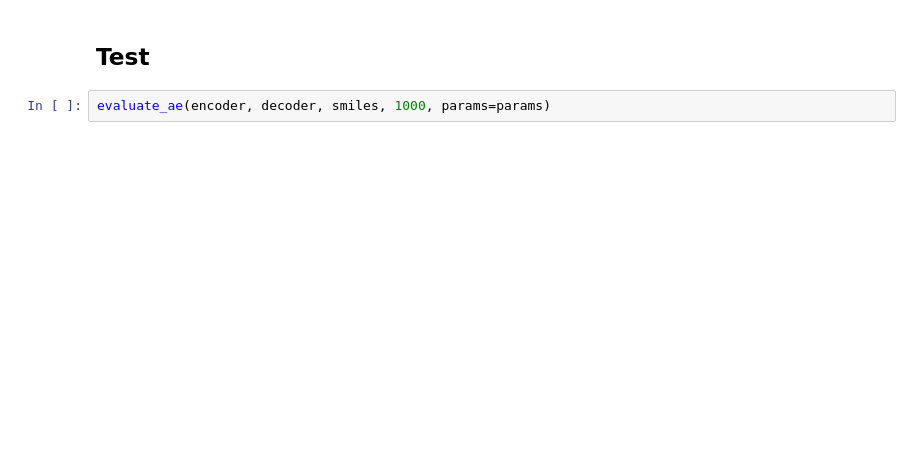
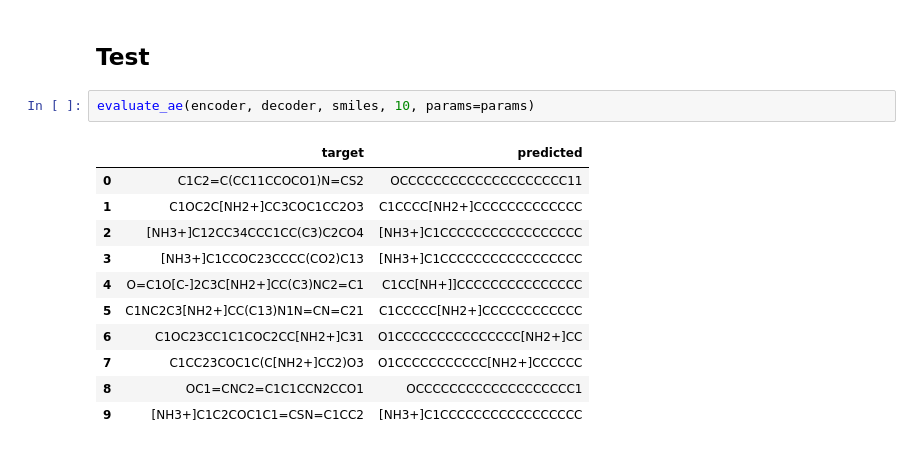
Before and after one commit to jshe2304/smilesVAE, a Jupyter notebook: ae.ipynb, the cells around one changed output. Cells and saved outputs as stored; diff of their text form; blank space fills up the shorter version.

```diff
--- a/ae.ipynb
+++ b/ae.ipynb
@@ -81,4 +94,16 @@ CE_loss(y_hat.transpose(1, 2), torch.argmax(x, dim=2))
 # %% [markdown]
 ## Test
 # %%
-evaluate_ae(encoder, decoder, smiles, 1000, params=params)
+evaluate_ae(encoder, decoder, smiles, 10, params=params)
+# %% [output]
+|  | target | predicted |
+| 0 | C1C2=C(CC11CCOCO1)N=CS2 | OCCCCCCCCCCCCCCCCCCCC11 |
+| 1 | C1OC2C[NH2+]CC3COC1CC2O3 | C1CCCC[NH2+]CCCCCCCCCCCCC |
+| 2 | [NH3+]C12CC34CCC1CC(C3)C2CO4 | [NH3+]C1CCCCCCCCCCCCCCCCC |
+| 3 | [NH3+]C1CCOC23CCCC(CO2)C13 | [NH3+]C1CCCCCCCCCCCCCCCCC |
+| 4 | O=C1O[C-]2C3C[NH2+]CC(C3)NC2=C1 | C1CC[NH+]]CCCCCCCCCCCCCCC |
+| 5 | C1NC2C3[NH2+]CC(C13)N1N=CN=C21 | C1CCCCC[NH2+]CCCCCCCCCCCC |
+| 6 | C1OC23CC1C1COC2CC[NH2+]C31 | O1CCCCCCCCCCCCCCC[NH2+]CC |
+| 7 | C1CC23COC1C(C[NH2+]CC2)O3 | O1CCCCCCCCCCC[NH2+]CCCCCC |
+| 8 | OC1=CNC2=C1C1CCN2CCO1 | OCCCCCCCCCCCCCCCCCCC1 |
+| 9 | [NH3+]C1C2COC1C1=CSN=C1CC2 | [NH3+]C1CCCCCCCCCCCCCCCCC |
```
Also changed, not shown: parts of 12 cells of this notebook, 21 other files.
